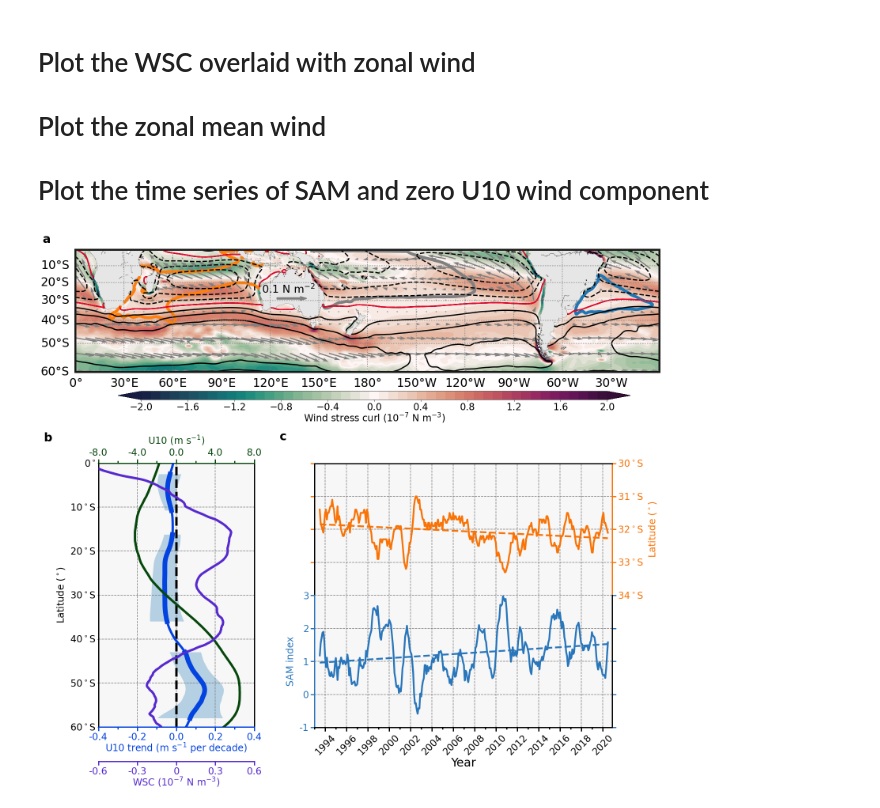
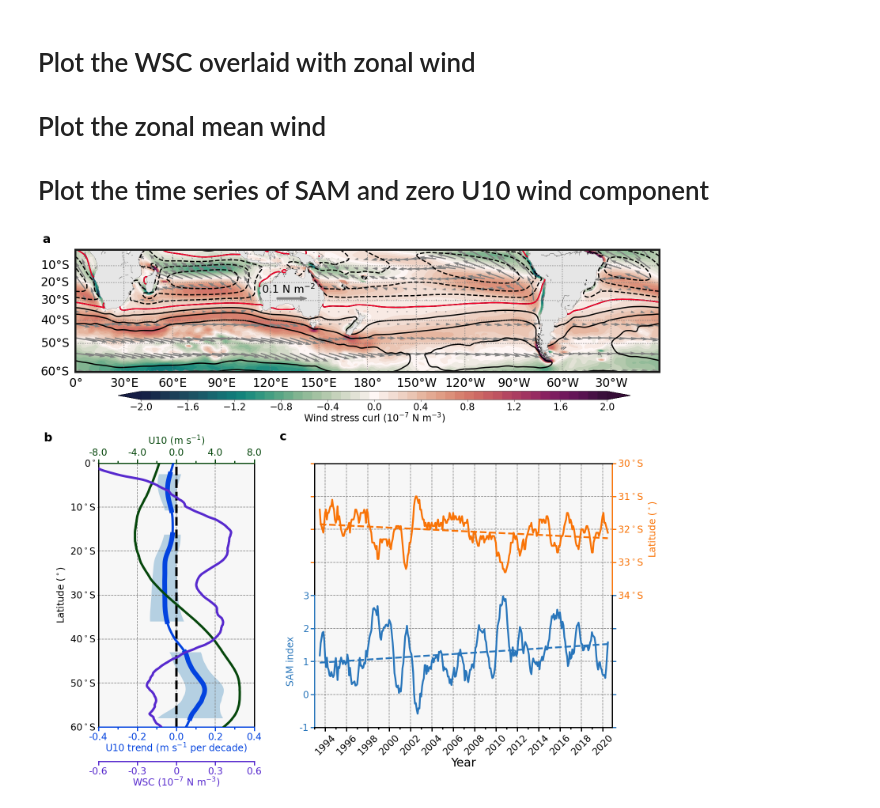
Before and after one commit to lijunde/WBCs_SST_EKE, a Jupyter notebook: NCC_Figure5.ipynb, the cells around one changed output. Cells and saved outputs as stored; diff of their text form; code cells hidden in the pictures.

```diff
--- a/NCC_Figure5.ipynb
+++ b/NCC_Figure5.ipynb
@@ -145,11 +122,8 @@ m.drawparallels(np.arange(-60,-0, 10),labels=[1,0,0,0],linewidth=0.5*linefont,da
 m.drawcoastlines(color='0.1',  linewidth=0.1*linefont)
 m.drawmapboundary(color='0.1', linewidth=0.1*linefont)
 m.fillcontinents(color='0.9', lake_color='white')
-CB     = m.contourf(x, y, curlZ_mean,cmap=cmaps1,levels=levels1,origin='lower',extend='both')
-CS_AC  = m.contour(x, y,large_scale_ssh_AC,np.arange(0.89,0.91,10),linewidths=2.5*linefont,linestyles='solid',colors='tab:orange')
-CS_EAC = m.contour(x, y,large_scale_ssh_EAC,np.arange(0.89,0.91,10),linewidths=2.5*linefont,linestyles='solid',colors='gray')
-CS_BC  = m.contour(x, y,large_scale_ssh_BC,np.arange(0.59,0.61,10),linewidths=2.5*linefont,linestyles='solid',colors='tab:blue')
-Q      = m.quiver(x[tuple(points)],y[tuple(points)],Tx_mean[tuple(points)],Ty_mean[tuple(points)],color='gray',width=0.002,scale=2)
+CB  = m.contourf(x, y, curlZ_mean,cmap=cmaps1,levels=levels1,origin='lower',extend='both')
+Q   = m.quiver(x[tuple(points)],y[tuple(points)],Tx_mean[tuple(points)],Ty_mean[tuple(points)],color='gray',width=0.002,scale=2)
 qk1 = plt.quiverkey(Q,0.37,0.60, 0.1, r' ',labelpos='N',color='gray',linewidth=linefont,fontproperties={'size': labelfont})
 qk2 = plt.quiverkey(Q,0.365,0.602,0.1, r'0.1 N m$^{-2}$',labelpos='N',color='None',linewidth=linefont,fontproperties={'size':0.9*labelfont})
 for i in range(4):
@@ -320,31 +294,31 @@ for tick in ax6.yaxis.get_major_ticks():
     tick.label2.set_visible(False)     # set right ticks visible
     tick.tick1line.set_visible(False)
     tick.tick2line.set_visible(True)
 xminorLocator   = mpl.dates.YearLocator(1)
 xmajorLocator   = mpl.dates.YearLocator(2)
 xmajorFormatter = mpl.dates.DateFormatter('%Y')
 ax6.set_yticks(np.linspace(-1,3.15,5))
 ax6.set_yticklabels(['-1','0','1','2','3'])
 ax6.xaxis.set_minor_locator(xminorLocator)
 ax6.xaxis.set_major_locator(xmajorLocator)
 ax6.xaxis.set_major_formatter(xmajorFormatter)
 ax6.axes.yaxis.set_tick_params(colors='black',pad=0.8*labelpadscale)
 plt.yticks(fontsize=0.8*labelfont)
 ax6.yaxis.set_label_position("left")
 plt.xticks(fontsize=0.8*labelfont,rotation=45)
 plt.grid(color ="tab:gray",linestyle='dashed', linewidth=0.5*linefont)
 ax6.spines['bottom'].set_linewidth(linefont)
 ax6.spines['left'].set_linewidth(linefont)
 ax6.spines['top'].set_linewidth(0*linefont)
 ax6.spines['right'].set_linewidth(linefont)
 ax6.tick_params(axis='x',which='minor',bottom='on',length=5.0,width=1.0*linefont,colors='xkcd:black',direction='out')
 ax6.tick_params(axis='x',which='major',bottom='on',length=10.0,width=1.0*linefont,colors='xkcd:black',direction='out')
 ax6.tick_params(axis='y',which='major',left='on',length=10.0,width=1.0*linefont,colors='xkcd:bluish',direction='out')
 ax6.spines['top'].set_color('none')
 ax6.spines['left'].set_color('xkcd:bluish')
 ax6.set_position([l-0.1335, b+0.1815, 0.75*scale*w, 0.441*scale*h])
 ax6.set_xlabel('Year',fontsize=labelfont,labelpad=2,family='sans-serif')
 #%%%%%%%%%%%%%%%%%%%%%%%%%%%%%%%%%%%%%%%%%%%%%%%%%%%%%%%%
 fig.savefig(directory+'/BRAN_WBC/SO/Figure5_wind_SAM.pdf',dpi=300,bbox_inches = 'tight')
 # %% [output]
-[figure, old version]
+[figure, new version]
```
Also changed, not shown: parts of 2 cells of this notebook.
